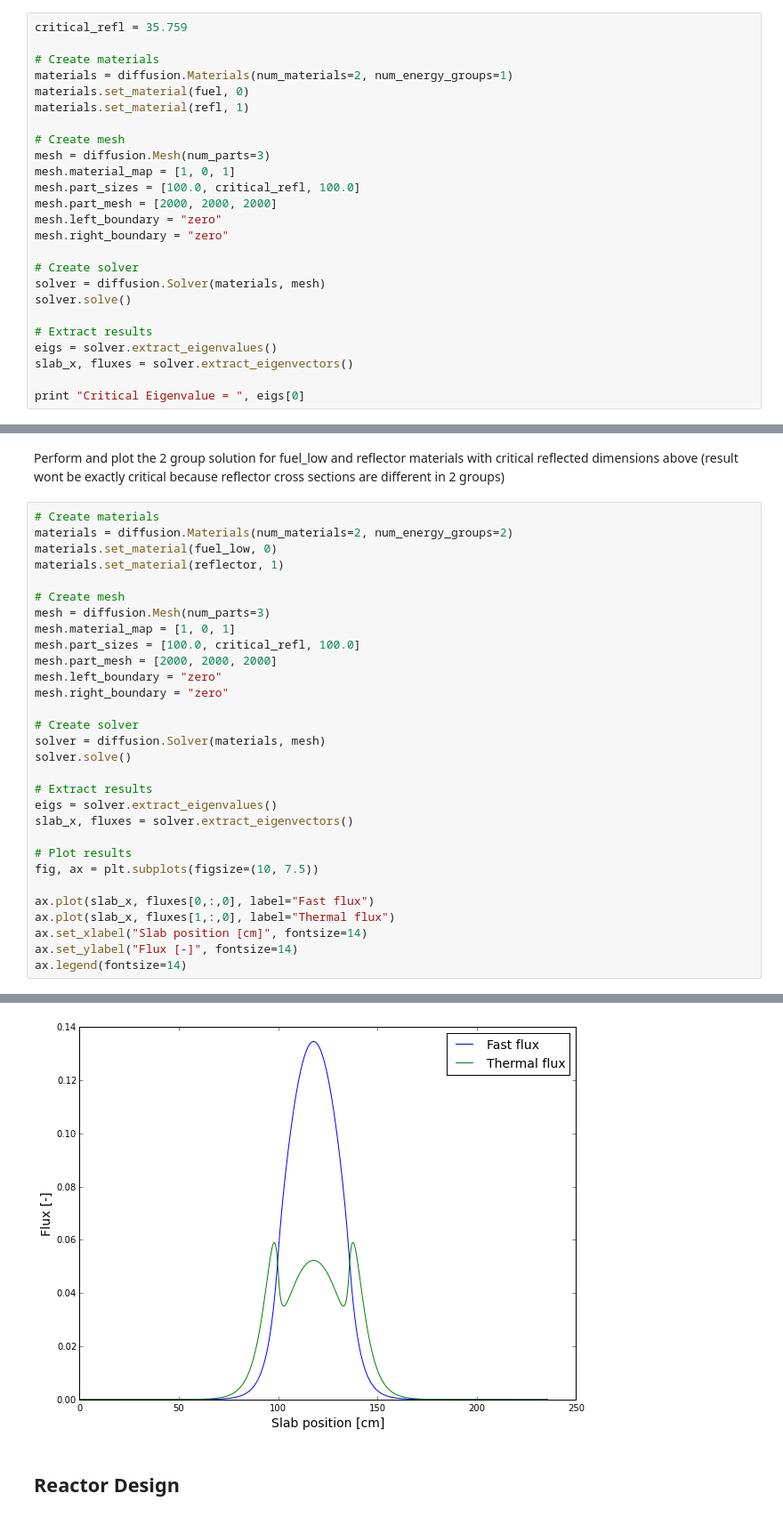
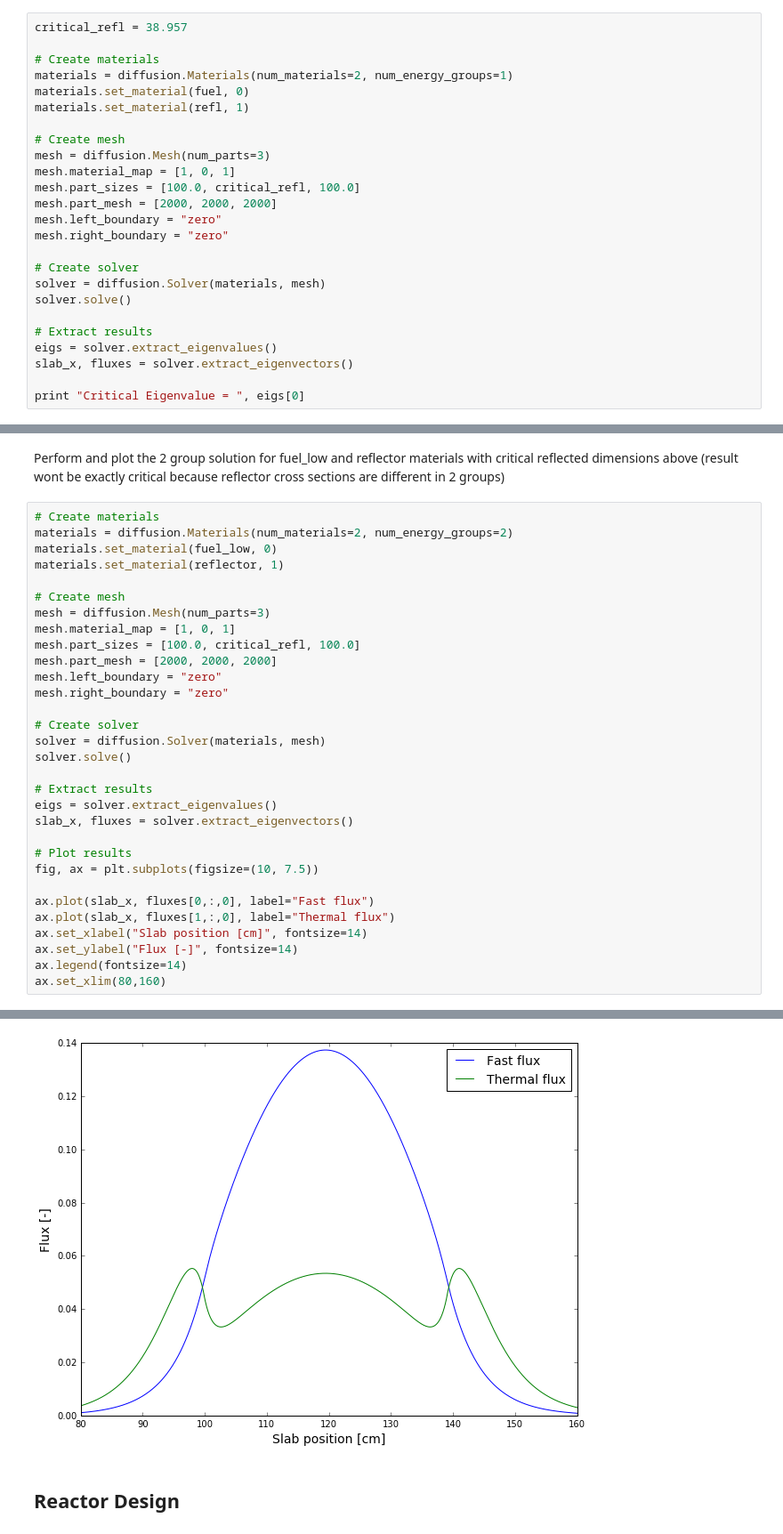
Before and after one commit to bhermanmit/py_diffusion, a Jupyter notebook: project/Project_Solution.ipynb, the cells around one changed output, grey strips where cells are left out. Shown: that part at 89% size. Cells and saved outputs as stored; diff of their text form.

```diff
--- a/project/Project_Solution.ipynb
+++ b/project/Project_Solution.ipynb
@@ -263,7 +263,7 @@ Critical Eigenvalue =  0.999997851545
 # %% [markdown]
 Determine the reflector savings with an infinite reflector let's say 100 cm on each side. How does it compare with theoretical derivation?
 # %%
-critical_refl = 35.759
+critical_refl = 38.957
 
 # Create materials
 materials = diffusion.Materials(num_materials=2, num_energy_groups=1)
@@ -335,4 +335,5 @@ ax.plot(slab_x, fluxes[1,:,0], label="Thermal flux")
 ax.set_xlabel("Slab position [cm]", fontsize=14)
 ax.set_ylabel("Flux [-]", fontsize=14)
 ax.legend(fontsize=14)
+ax.set_xlim(80,160)
 # %% [output]
@@ -340,4 +341,4 @@ ax.legend(fontsize=14)
-[figure, old version]
+[figure, new version]
 # %% [markdown]
 ## Reactor Design
 # %%
```
Also changed, not shown: parts of 6 cells of this notebook, 3 other files.
